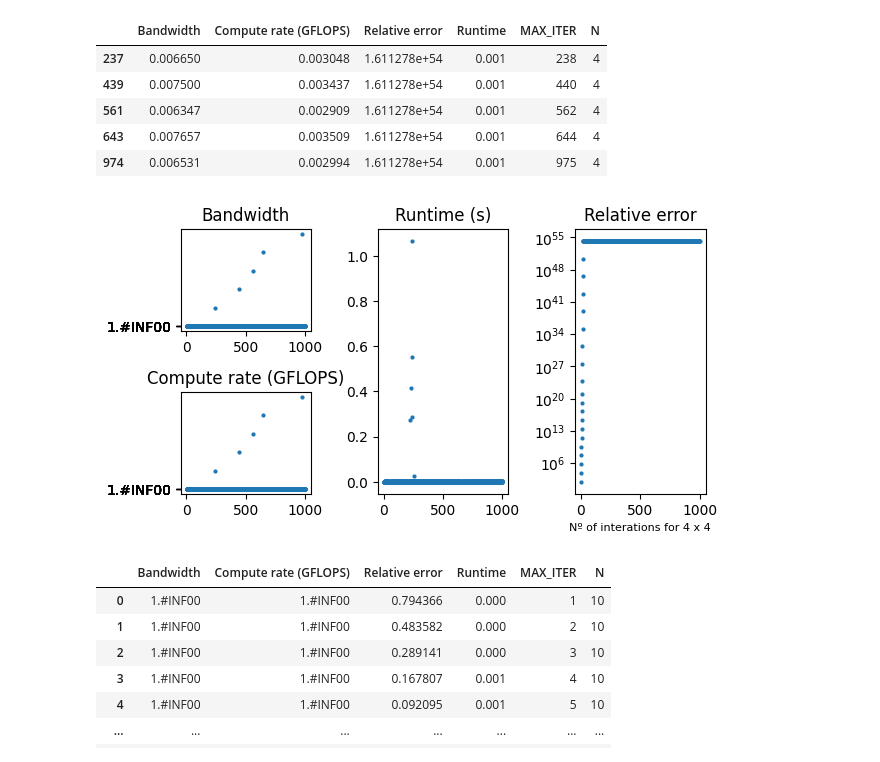
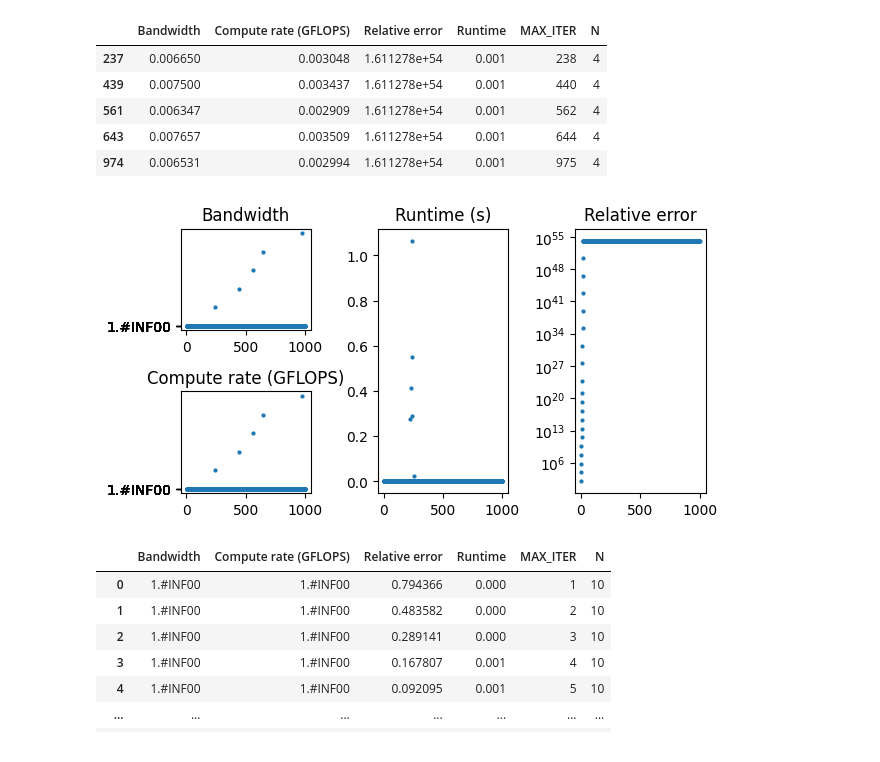
Before and after one commit to carollaurini/Sustainability-of-Scalable-AI, a Jupyter notebook: data_analysis/analysis.ipynb, the cells around one changed output. Cells and saved outputs as stored; diff of their text form; code cells hidden in the pictures.

```diff
--- a/data_analysis/analysis.ipynb
+++ b/data_analysis/analysis.ipynb
@@ -207,35 +198,35 @@ plot1.plot(x, df4['Bandwidth'],'.', markeredgewidth=0.02)
 plot1.set_title('Bandwidth')
 idx = np.round(np.linspace(0, len(df4['Bandwidth']) - 1, 10)).astype(int)
 plot1.set(yticks=df4['Bandwidth'][idx])
-plt.xlabel("Nº of interations for 4 x 4",fontsize=8)
+
 
 # Plot for square root
 plot4.plot(x, df4['Relative error'],'.', markeredgewidth=0.02)
 plot4.set_title('Relative error')
 plot4.set_yscale('log')
 
 
 # Plot for Square
 plot3.plot(x, df4['Compute rate (GFLOPS)'],'.', markeredgewidth=0.02)
 plot3.set_title('Compute rate (GFLOPS)')
 idx = np.round(np.linspace(0, len(df4['Compute rate (GFLOPS)']) - 1, 10)).astype(int)
 plot3.set(yticks=df4['Compute rate (GFLOPS)'][idx])
 
 # Plot for Square
 plot2.plot(x, df4['Runtime'],'.', markeredgewidth=0.02)
 plot2.set_title('Runtime (s)')
 #idx = np.round(np.linspace(0, len(df4['Runtime']) - 1, 2)).astype(int)
 #plot2.set(yticks=df4['Runtime'][idx])
 
 
 
 
 
 # Packing all the plots and displaying them
 plt.tight_layout()
 plt.savefig('4.png', dpi=300, bbox_inches='tight')
 # %% [output]
-[figure, old version]
+[figure, new version]
 # %%
 #n=10
 df10= pd.read_csv("C:/Users/carol/Desktop/RadBoudCode/out_10.txt", sep =';',names = ['Bandwidth','Compute rate (GFLOPS)','Relative error','Runtime'])
```
Also changed, not shown: parts of 25 cells of this notebook, 13 other files.
